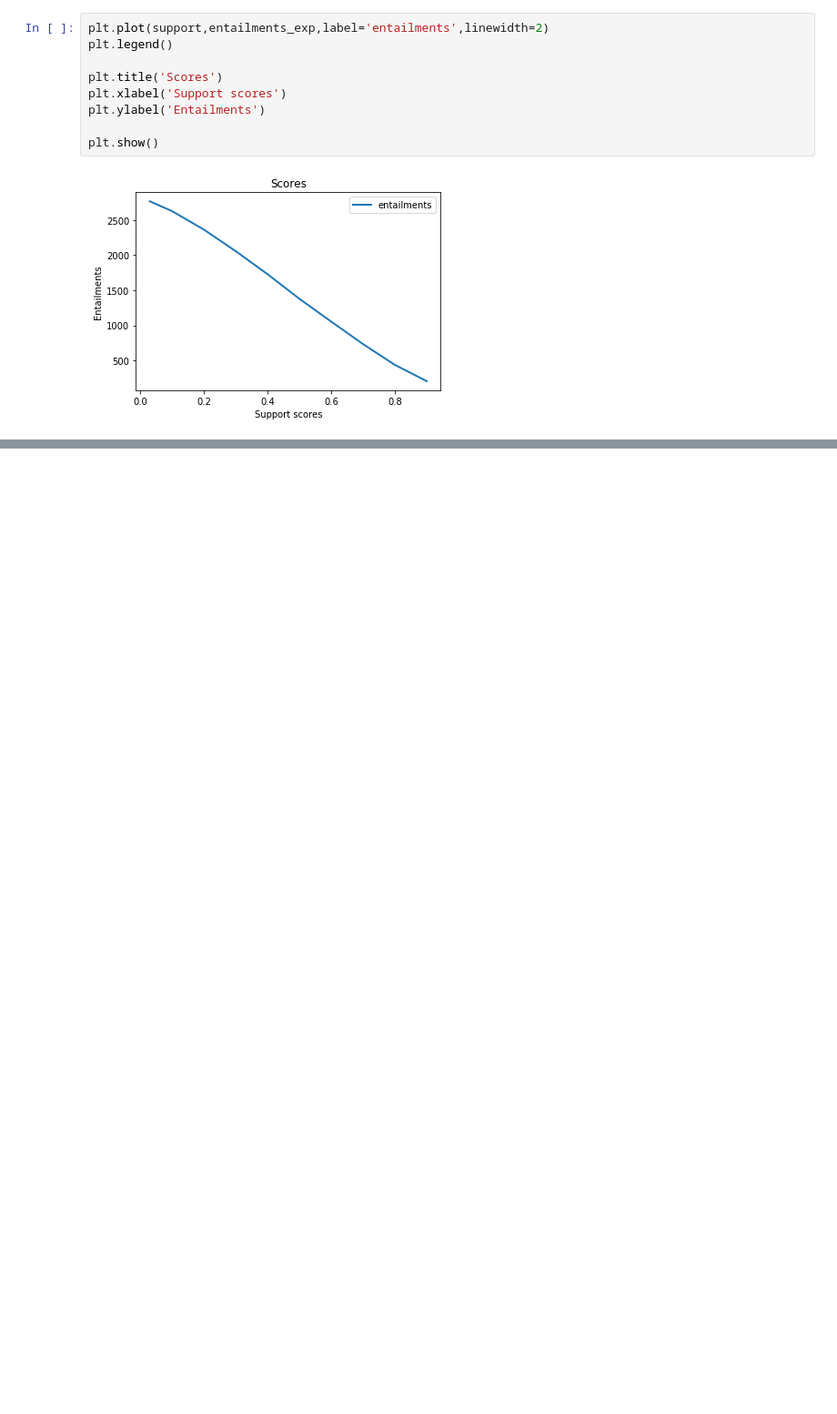
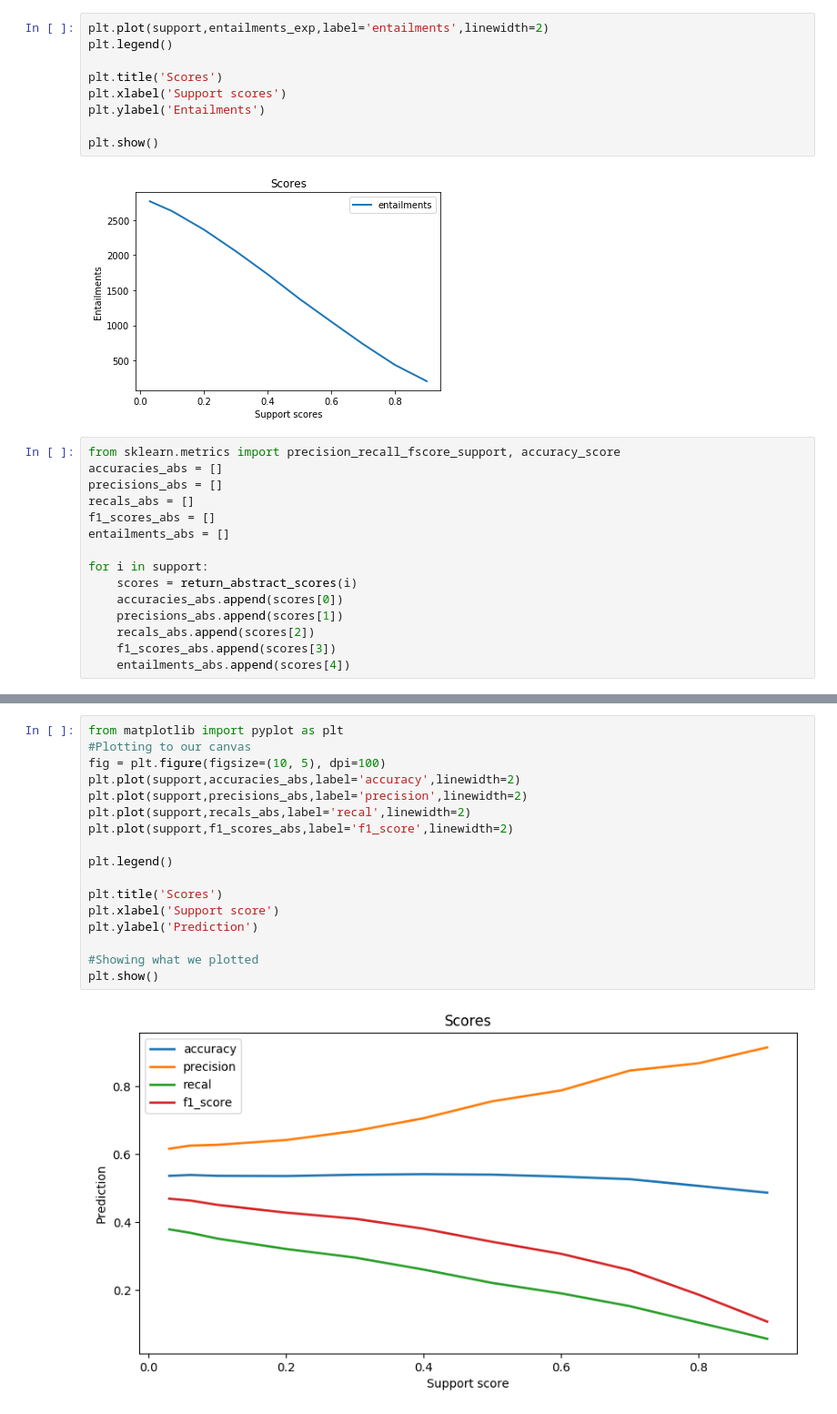
Before and after one commit to recski/semantic_parsing_szte_bme, a Jupyter notebook: nli_baselines/Adam/process_multinli.ipynb, the cells around one changed output, grey strips where cells are left out. Shown at 91% size. Cells and saved outputs as stored; diff of their text form; blank space fills up the shorter version.

Commit message:
Added abstraction

```diff
--- a/nli_baselines/Adam/process_multinli.ipynb
+++ b/nli_baselines/Adam/process_multinli.ipynb
@@ -313,3 +383,18 @@ plt.ylabel('Entailments')
 plt.show()
 # %% [output]
 [figure]
+# %%
+from sklearn.metrics import precision_recall_fscore_support, accuracy_score
+accuracies_abs = []
+precisions_abs = []
+recals_abs = []
+f1_scores_abs = []
+entailments_abs = []
+
+for i in support:
+    scores = return_abstract_scores(i)
+    accuracies_abs.append(scores[0])
+    precisions_abs.append(scores[1])
+    recals_abs.append(scores[2])
+    f1_scores_abs.append(scores[3])
+    entailments_abs.append(scores[4])
@@ -315,0 +419,19 @@ plt.show()
+# %%
+from matplotlib import pyplot as plt
+#Plotting to our canvas
+fig = plt.figure(figsize=(10, 5), dpi=100)
+plt.plot(support,accuracies_abs,label='accuracy',linewidth=2)
+plt.plot(support,precisions_abs,label='precision',linewidth=2)
+plt.plot(support,recals_abs,label='recal',linewidth=2)
+plt.plot(support,f1_scores_abs,label='f1_score',linewidth=2)
+
+plt.legend()
+
+plt.title('Scores')
+plt.xlabel('Support score')
+plt.ylabel('Prediction')
+
+#Showing what we plotted
+plt.show()
+# %% [output]
+[figure, added]
```
Also changed, not shown: parts of 5 cells of this notebook.
